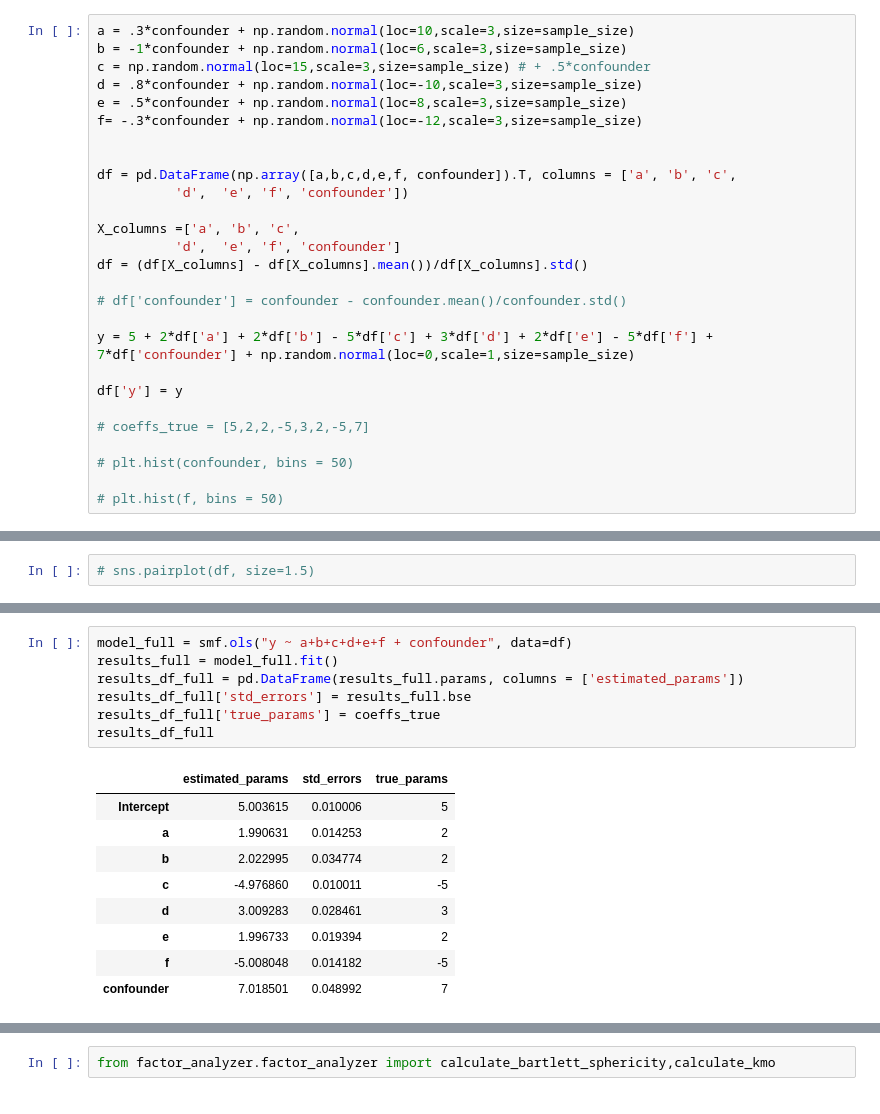
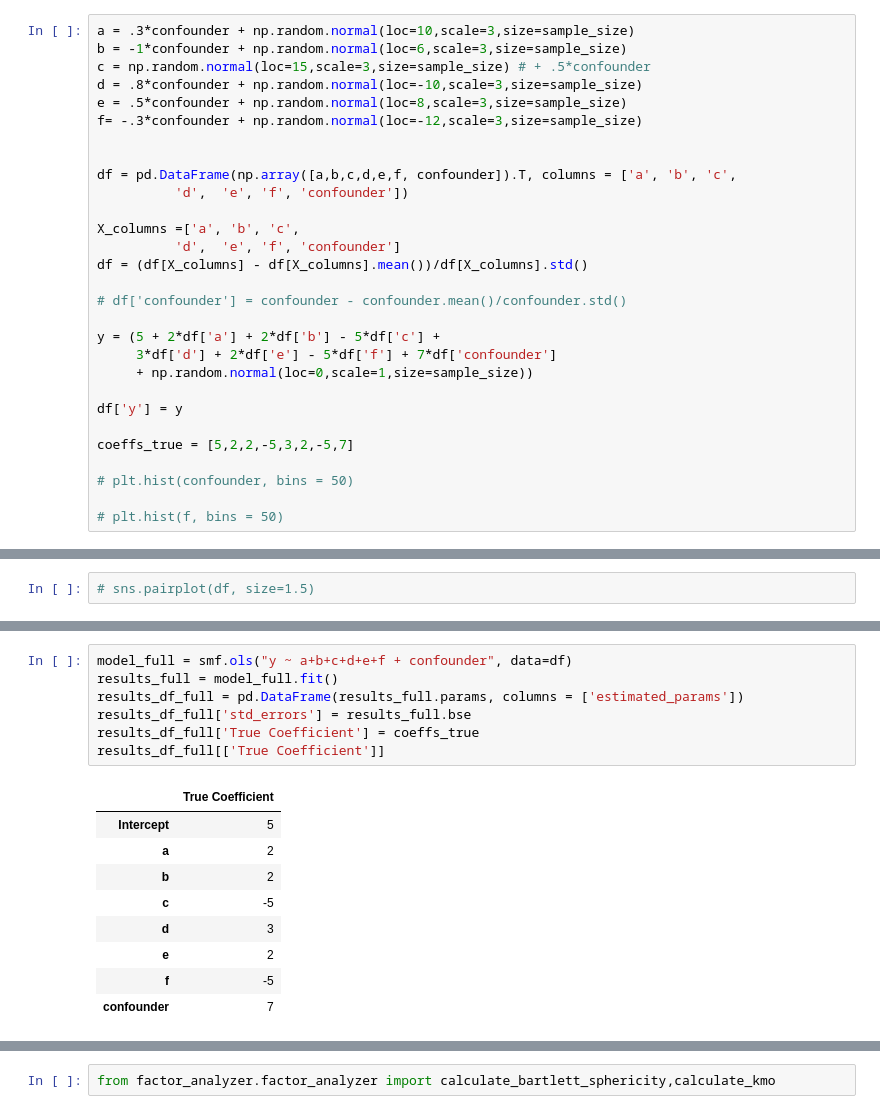
Before and after one commit to hassan-obeid/tr_b_causal_2020, a Jupyter notebook: notebooks/working/investigating_deconfounder.ipynb, the cells around one changed output, grey strips where cells are left out. Saved outputs shown, nothing was run; the diff lists cells and outputs as text.

```diff
--- a/notebooks/working/investigating_deconfounder.ipynb
+++ b/notebooks/working/investigating_deconfounder.ipynb
@@ -130,11 +147,13 @@ df = (df[X_columns] - df[X_columns].mean())/df[X_columns].std()
 
 # df['confounder'] = confounder - confounder.mean()/confounder.std()
 
-y = 5 + 2*df['a'] + 2*df['b'] - 5*df['c'] + 3*df['d'] + 2*df['e'] - 5*df['f'] + 7*df['confounder'] + np.random.normal(loc=0,scale=1,size=sample_size)
+y = (5 + 2*df['a'] + 2*df['b'] - 5*df['c'] +
+     3*df['d'] + 2*df['e'] - 5*df['f'] + 7*df['confounder']
+     + np.random.normal(loc=0,scale=1,size=sample_size))
 
 df['y'] = y
 
-# coeffs_true = [5,2,2,-5,3,2,-5,7]
+coeffs_true = [5,2,2,-5,3,2,-5,7]
 
 # plt.hist(confounder, bins = 50)
 
@@ -157,18 +178,18 @@ df.head()
 # %%
 model_full = smf.ols("y ~ a+b+c+d+e+f + confounder", data=df)
 results_full = model_full.fit()
 results_df_full = pd.DataFrame(results_full.params, columns = ['estimated_params'])
 results_df_full['std_errors'] = results_full.bse
-results_df_full['true_params'] = coeffs_true
-results_df_full
+results_df_full['True Coefficient'] = coeffs_true
+results_df_full[['True Coefficient']]
 # %% [output]
-|  | estimated_params | std_errors | true_params |
-| Intercept | 5.003615 | 0.010006 | 5 |
-| a | 1.990631 | 0.014253 | 2 |
-| b | 2.022995 | 0.034774 | 2 |
-| c | -4.976860 | 0.010011 | -5 |
-| d | 3.009283 | 0.028461 | 3 |
-| e | 1.996733 | 0.019394 | 2 |
-| f | -5.008048 | 0.014182 | -5 |
-| confounder | 7.018501 | 0.048992 | 7 |
+|  | True Coefficient |
+| Intercept | 5 |
+| a | 2 |
+| b | 2 |
+| c | -5 |
+| d | 3 |
+| e | 2 |
+| f | -5 |
+| confounder | 7 |
 # %%
```
Also changed, not shown: parts of 53 cells of this notebook, 18 other files.
